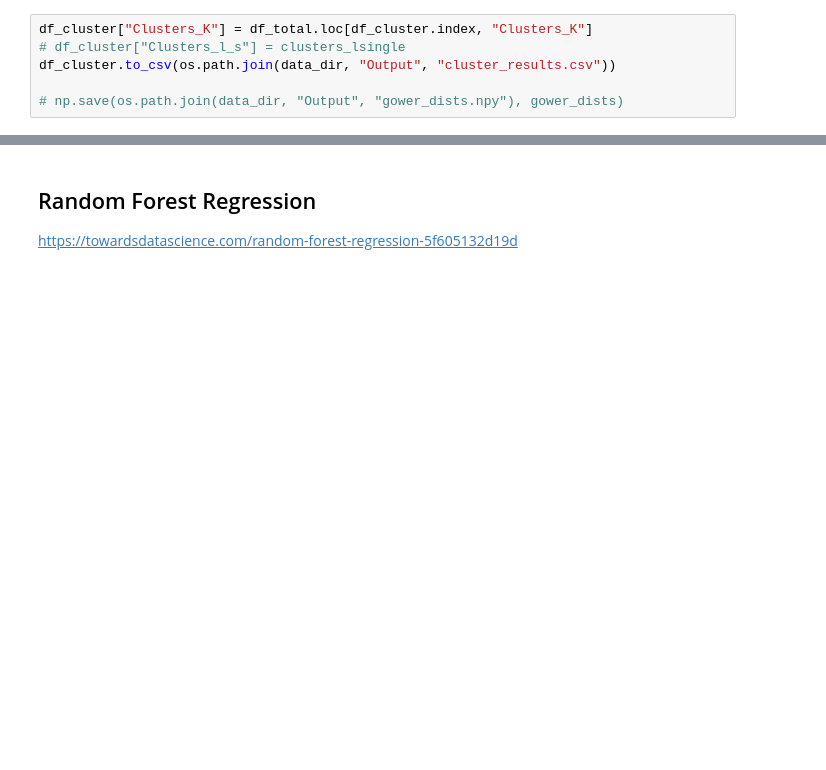
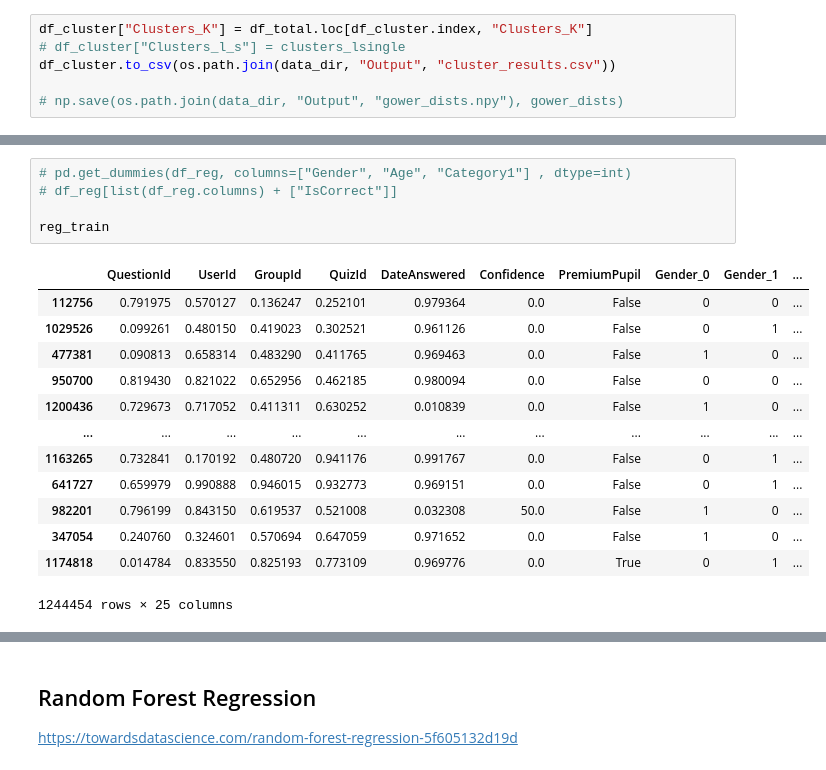
Before and after one commit to CUBoulder-DS/CSCI-5502-Final-Report, a Jupyter notebook: src/Fitmodels_Analysis_Testing.ipynb, the cells around one changed output, grey strips where cells are left out. Saved outputs shown, nothing was run; the diff lists cells and outputs as text; blank space fills up the shorter version.

```diff
--- a/src/Fitmodels_Analysis_Testing.ipynb
+++ b/src/Fitmodels_Analysis_Testing.ipynb
@@ -218,0 +268,19 @@ Use FAMD to decompose categoricals into numerical values
+# %%
+# pd.get_dummies(df_reg, columns=["Gender", "Age", "Category1"] , dtype=int)
+# df_reg[list(df_reg.columns) + ["IsCorrect"]]
+
+reg_train
+# %% [output]
+|  | QuestionId | UserId | GroupId | QuizId | DateAnswered | Confidence | PremiumPupil | Gender_0 | Gender_1 | ... |
+| 112756 | 0.791975 | 0.570127 | 0.136247 | 0.252101 | 0.979364 | 0.0 | False | 0 | 0 | ... |
+| 1029526 | 0.099261 | 0.480150 | 0.419023 | 0.302521 | 0.961126 | 0.0 | False | 0 | 1 | ... |
+| 477381 | 0.090813 | 0.658314 | 0.483290 | 0.411765 | 0.969463 | 0.0 | False | 1 | 0 | ... |
+| 950700 | 0.819430 | 0.821022 | 0.652956 | 0.462185 | 0.980094 | 0.0 | False | 0 | 0 | ... |
+| 1200436 | 0.729673 | 0.717052 | 0.411311 | 0.630252 | 0.010839 | 0.0 | False | 1 | 0 | ... |
+| ... | ... | ... | ... | ... | ... | ... | ... | ... | ... | ... |
+| 1163265 | 0.732841 | 0.170192 | 0.480720 | 0.941176 | 0.991767 | 0.0 | False | 0 | 1 | ... |
+| 641727 | 0.659979 | 0.990888 | 0.946015 | 0.932773 | 0.969151 | 0.0 | False | 0 | 1 | ... |
+| 982201 | 0.796199 | 0.843150 | 0.619537 | 0.521008 | 0.032308 | 50.0 | False | 1 | 0 | ... |
+| 347054 | 0.240760 | 0.324601 | 0.570694 | 0.647059 | 0.971652 | 0.0 | False | 1 | 0 | ... |
+| 1174818 | 0.014784 | 0.833550 | 0.825193 | 0.773109 | 0.969776 | 0.0 | True | 0 | 1 | ... |
+1244454 rows × 25 columns
```
Also changed, not shown: parts of 28 cells of this notebook, 1 other file.
